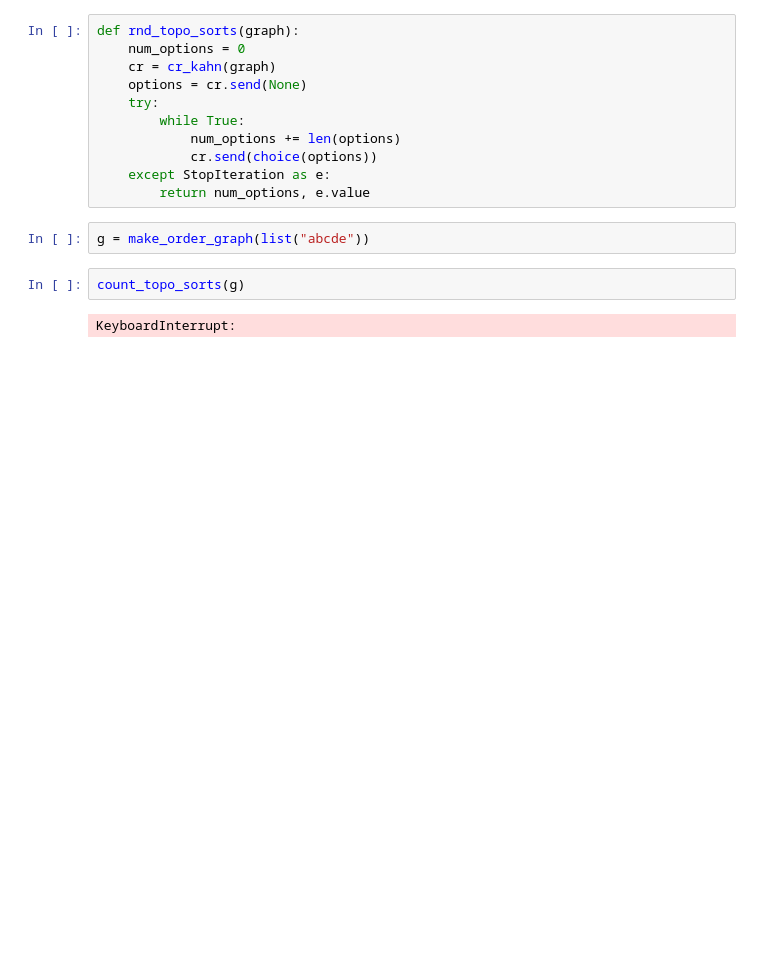
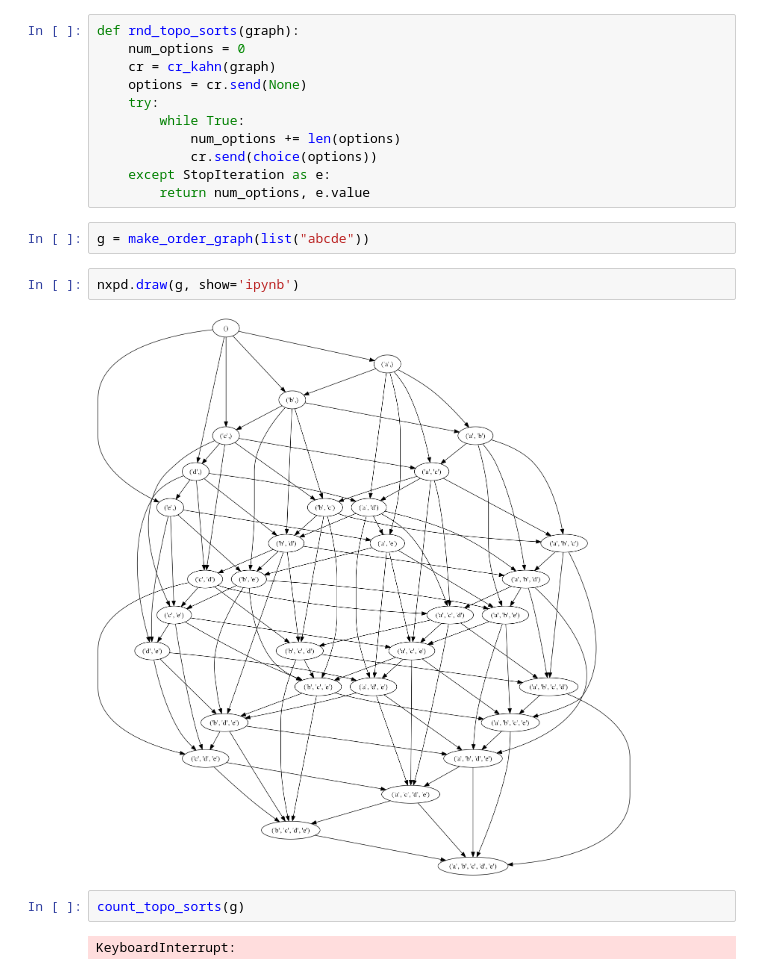
Before and after one commit to FlorianWilhelm/FlorianWilhelm.github.io, a Jupyter notebook: pelican/content/notebooks/es_reco_and_linear_extensions.ipynb, the cells around one changed output. Cells and saved outputs as stored; diff of their text form; blank space fills up the shorter version.

```diff
--- a/pelican/content/notebooks/es_reco_and_linear_extensions.ipynb
+++ b/pelican/content/notebooks/es_reco_and_linear_extensions.ipynb
@@ -188,6 +216,10 @@ def rnd_topo_sorts(graph):
         return num_options, e.value
 # %%
 g = make_order_graph(list("abcde"))
+# %%
+nxpd.draw(g, show='ipynb')
+# %% [output]
+[figure, added]
 # %%
 count_topo_sorts(g)
 # %% [output]
```
Also changed, not shown: parts of 6 cells of this notebook, 3 other files.
